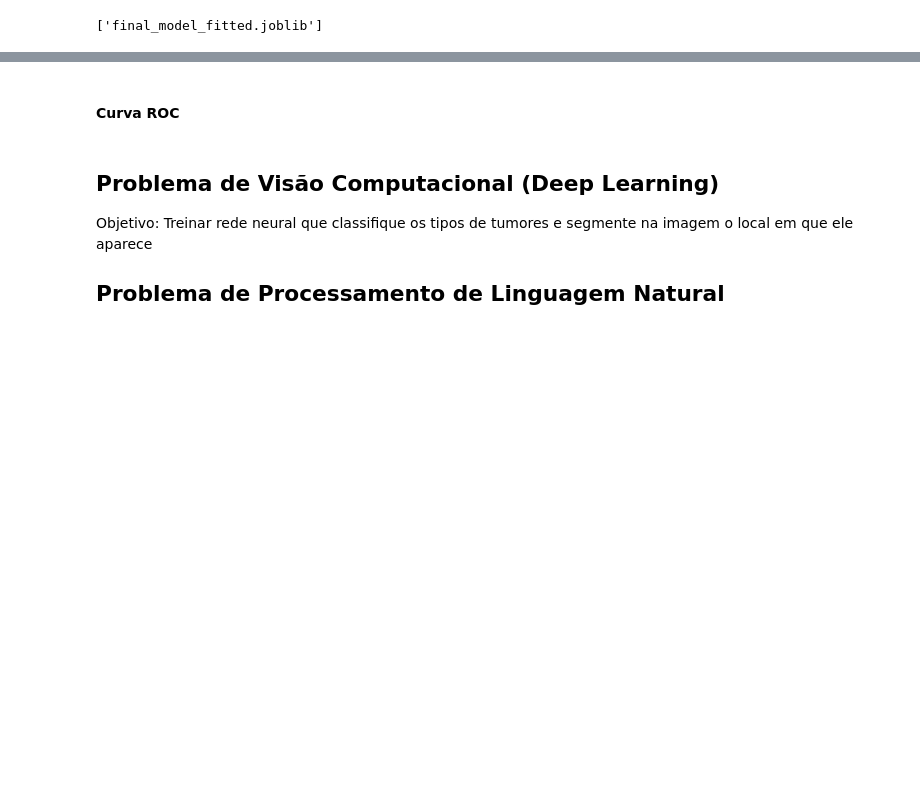
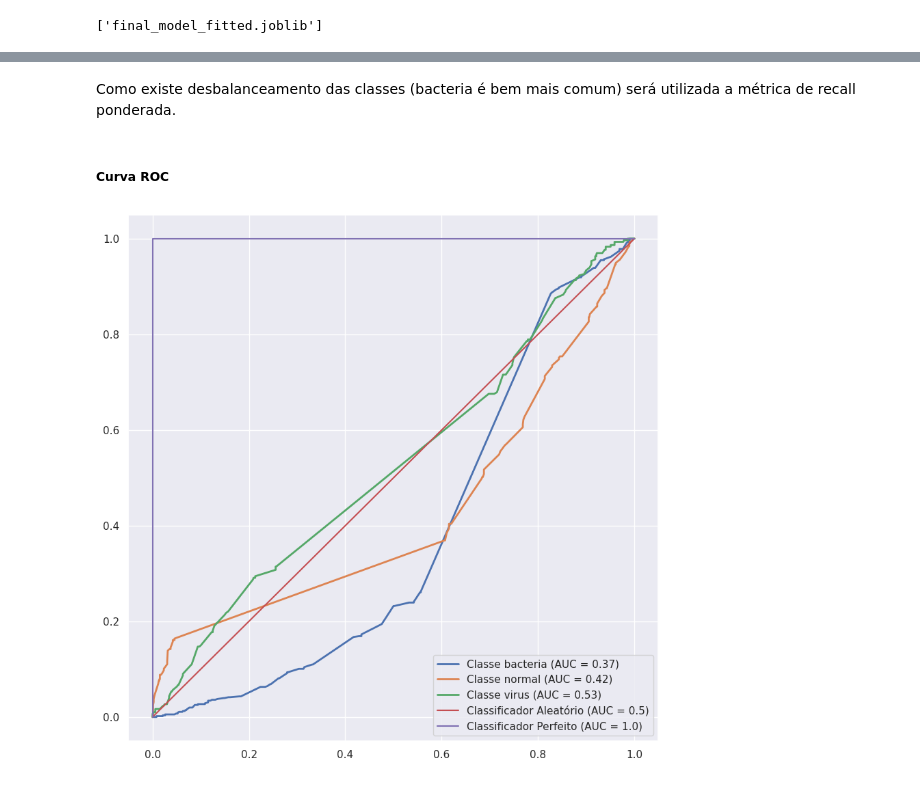
Before and after one commit to vinicius-souza-lima/mvp_ml, a Jupyter notebook: mvp_ml.ipynb, the cells around one changed output, grey strips where cells are left out. Saved outputs shown, nothing was run; the diff lists cells and outputs as text; code cells hidden in the pictures; blank space fills up the shorter version.

```diff
--- a/mvp_ml.ipynb
+++ b/mvp_ml.ipynb
@@ -292,8 +392,34 @@ disp.plot()
+# %% [markdown]
+Como existe desbalanceamento das classes (bacteria é bem mais comum) será utilizada a
+métrica de recall ponderada.
 # %% [markdown]
-#### Curva ROC
+##### Curva ROC
-# %% [markdown]
-## Problema de Visão Computacional (Deep Learning)
-
-Objetivo: Treinar rede neural que classifique os tipos de tumores e segmente na imagem o local em que ele aparece
-
-## Problema de Processamento de Linguagem Natural
+# %%
+y_chest_pproba = final_model.predict_proba(X_chest_test)
+# %%
+def plot_roc(y_true: npt.ArrayLike, y_score: npt.ArrayLike):
+    classes = np.unique(y_true)
+
+    _, ax = plt.subplots(figsize=(10, 10))
+
+    y_true_b = label_binarize(y_true, classes=classes)
+
+    for i, classif in enumerate(classes):
+        fpr, tpr, _ = roc_curve(y_true_b[:, i], y_score[:, i])
+        auc = roc_auc_score(y_true_b[:, i], y_score[:, i])
+        ax.plot(fpr, tpr, lw=2, label=f"Classe {classif} (AUC = {auc:.2f})")
+
+    ax.plot(
+        [0, 1], [0, 1], label="Classificador Aleatório (AUC = 0.5)"
+    )  # Plota classificador aleatório
+    ax.plot(
+        [0, 0, 1], [0, 1, 1], label="Classificador Perfeito (AUC = 1.0)"
+    )  # Plota classificador perfeito
+
+    ax.grid(True)
+    ax.legend()
+    plt.show()
+# %%
+plot_roc(y_chest_test, y_chest_pproba)
+# %% [output]
+[figure, added]
```
Also changed, not shown: parts of 36 cells of this notebook, 3 other files.
